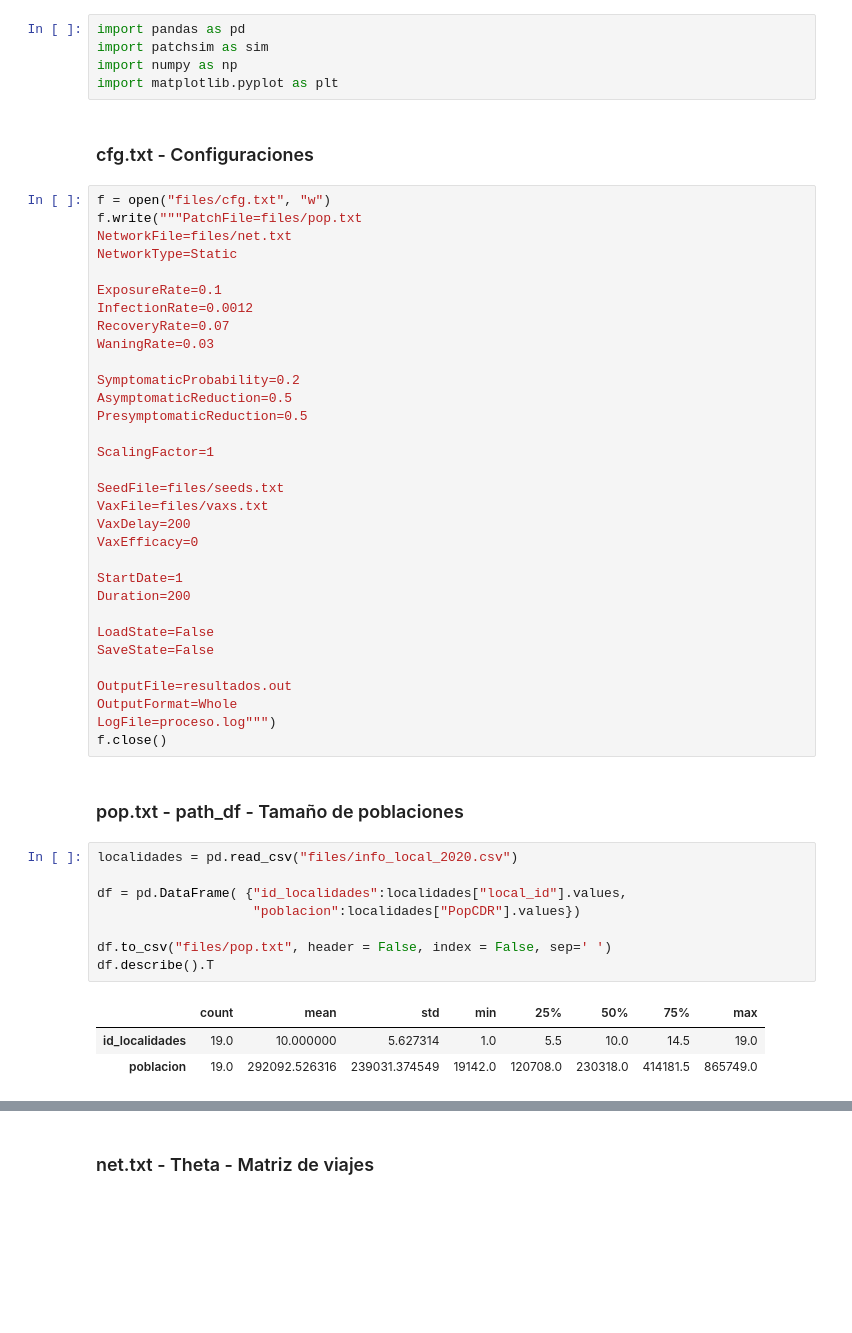
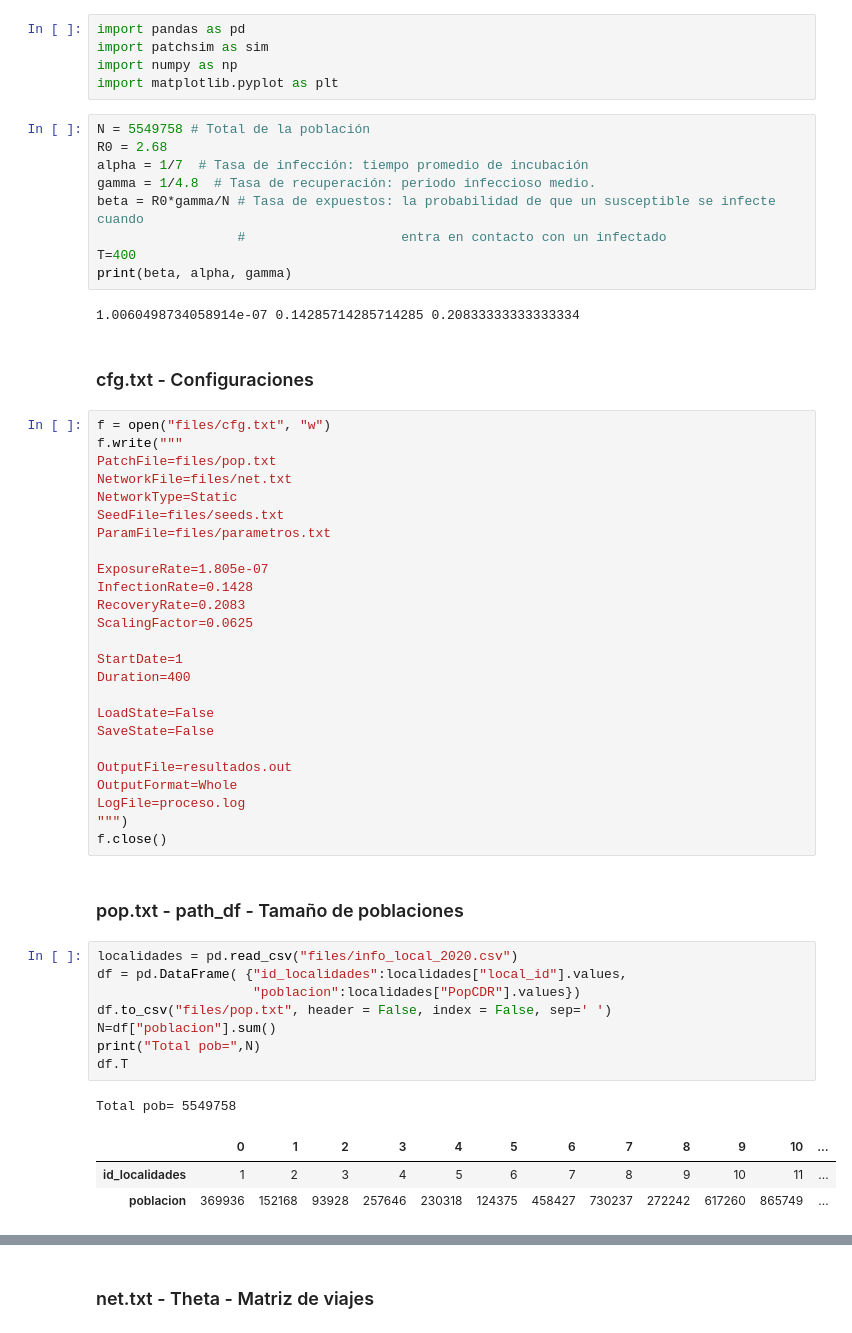
Before and after one commit to eilinlunam/PatchSim-modificado, a Jupyter notebook: Modelo_Bogotá.ipynb, the cells around one changed output, grey strips where cells are left out. Drawn from its saved outputs; the diff is of its cells as text; blank space fills up the shorter version.

```diff
--- a/Modelo_Bogotá.ipynb
+++ b/Modelo_Bogotá.ipynb
@@ -5,51 +5,56 @@ import pandas as pd
 import patchsim as sim
 import numpy as np
 import matplotlib.pyplot as plt
+# %%
+N = 5549758 # Total de la población
+R0 = 2.68
+alpha = 1/7  # Tasa de infección: tiempo promedio de incubación
+gamma = 1/4.8  # Tasa de recuperación: periodo infeccioso medio.
+beta = R0*gamma/N # Tasa de expuestos: la probabilidad de que un susceptible se infecte cuando
+                  #                    entra en contacto con un infectado
+T=400
+print(beta, alpha, gamma)
+# %% [output]
+1.0060498734058914e-07 0.14285714285714285 0.20833333333333334
 # %% [markdown]
 ### cfg.txt - Configuraciones
 # %%
 f = open("files/cfg.txt", "w")
-f.write("""PatchFile=files/pop.txt
+f.write("""
+PatchFile=files/pop.txt
 NetworkFile=files/net.txt
 NetworkType=Static
+SeedFile=files/seeds.txt
+ParamFile=files/parametros.txt
 
-ExposureRate=0.1
-InfectionRate=0.0012
-RecoveryRate=0.07
-WaningRate=0.03
-
-SymptomaticProbability=0.2
-AsymptomaticReduction=0.5
-PresymptomaticReduction=0.5
-
-ScalingFactor=1
-
-SeedFile=files/seeds.txt
-VaxFile=files/vaxs.txt
-VaxDelay=200
-VaxEfficacy=0
+ExposureRate=1.805e-07
+InfectionRate=0.1428
+RecoveryRate=0.2083
+ScalingFactor=0.0625
 
 StartDate=1
-Duration=200
+Duration=400
 
 LoadState=False
 SaveState=False
 
 OutputFile=resultados.out
 OutputFormat=Whole
-LogFile=proceso.log""")
+LogFile=proceso.log
+""")
 f.close()
 # %% [markdown]
 ### pop.txt - path_df - Tamaño de poblaciones
 # %%
 localidades = pd.read_csv("files/info_local_2020.csv")
-
 df = pd.DataFrame( {"id_localidades":localidades["local_id"].values,
                     "poblacion":localidades["PopCDR"].values})
-
 df.to_csv("files/pop.txt", header = False, index = False, sep=' ')
-df.describe().T
+N=df["poblacion"].sum()
+print("Total pob=",N)
+df.T
 # %% [output]
+Total pob= 5549758
-|  | count | mean | std | min | 25% | 50% | 75% | max |
-| id_localidades | 19.0 | 10.000000 | 5.627314 | 1.0 | 5.5 | 10.0 | 14.5 | 19.0 |
-| poblacion | 19.0 | 292092.526316 | 239031.374549 | 19142.0 | 120708.0 | 230318.0 | 414181.5 | 865749.0 |
+|  | 0 | 1 | 2 | 3 | 4 | 5 | 6 | 7 | 8 | 9 | 10 | ... |
+| id_localidades | 1 | 2 | 3 | 4 | 5 | 6 | 7 | 8 | 9 | 10 | 11 | ... |
+| poblacion | 369936 | 152168 | 93928 | 257646 | 230318 | 124375 | 458427 | 730237 | 272242 | 617260 | 865749 | ... |
```
Also changed, not shown: parts of 8 cells of this notebook, 11 other files.
